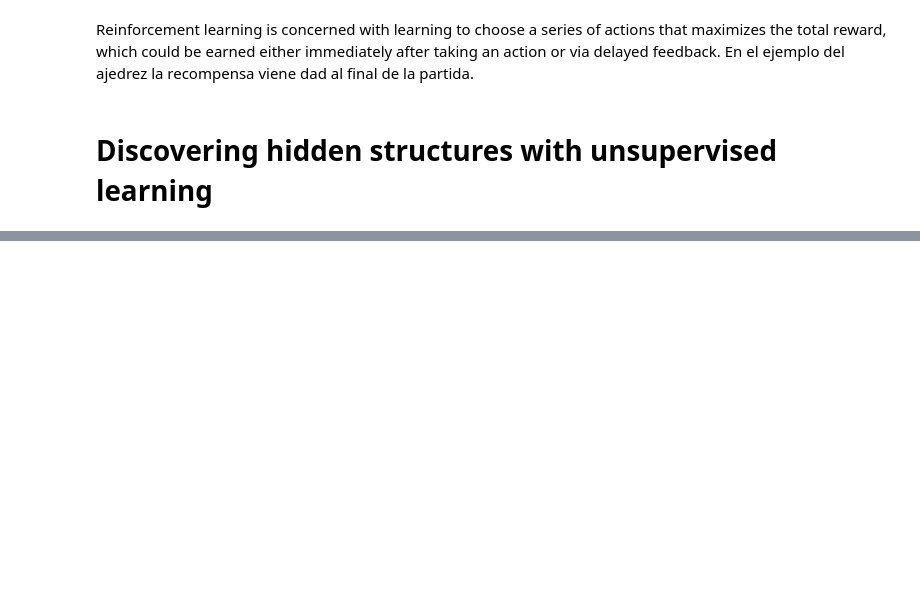
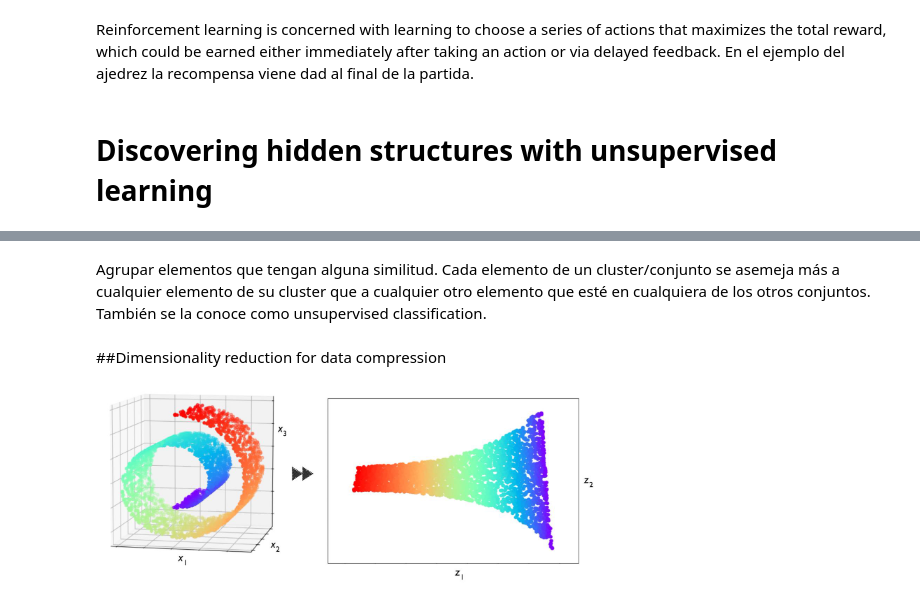
Before and after one commit to apachon/python-machine-learning-book-3rd-edition, a Jupyter notebook: ch01.ipynb, the cells around one changed output, grey strips where cells are left out. Saved outputs shown, nothing was run; the diff lists cells and outputs as text; code cells hidden in the pictures; blank space fills up the shorter version.

```diff
--- a/ch01.ipynb
+++ b/ch01.ipynb
@@ -52,0 +61,8 @@ Reinforcement learning is concerned with learning to choose a series of actions
+# %% [markdown]
+Agrupar elementos que tengan alguna similitud. Cada elemento de un cluster/conjunto se asemeja más a cualquier elemento de su cluster que a cualquier otro elemento que esté en cualquiera de los otros conjuntos. También se la conoce como unsupervised classification.
+# %% [markdown]
+##Dimensionality reduction for data compression
+# %%
+Image('07.png', width = 500)
+# %% [output]
+[figure, added]
```
Also changed, not shown: parts of 9 cells of this notebook.
